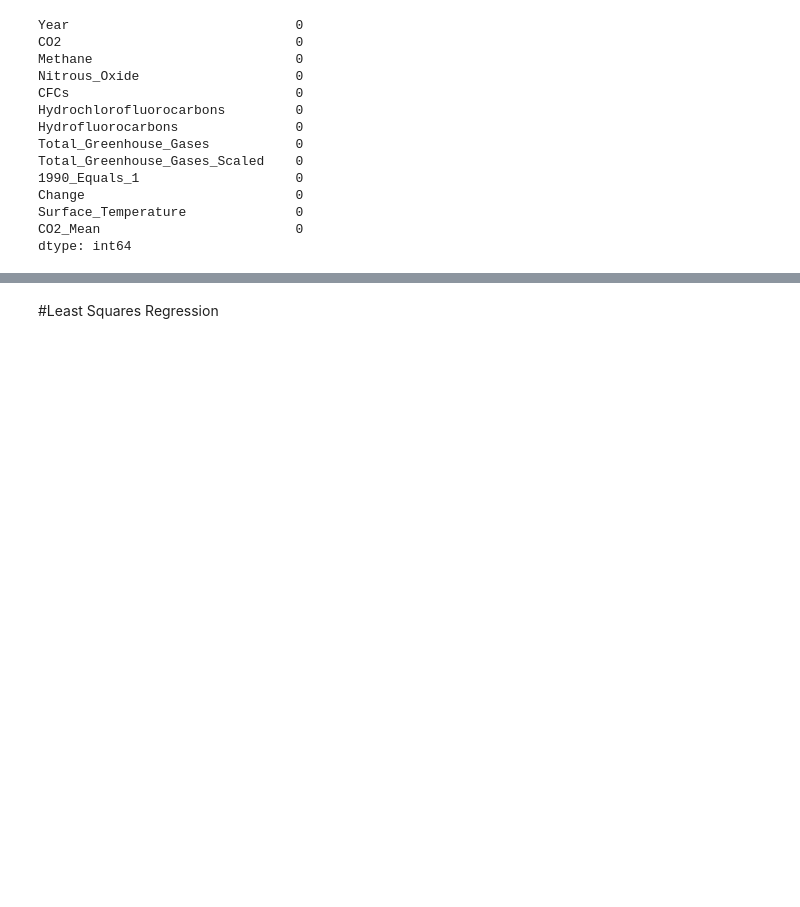
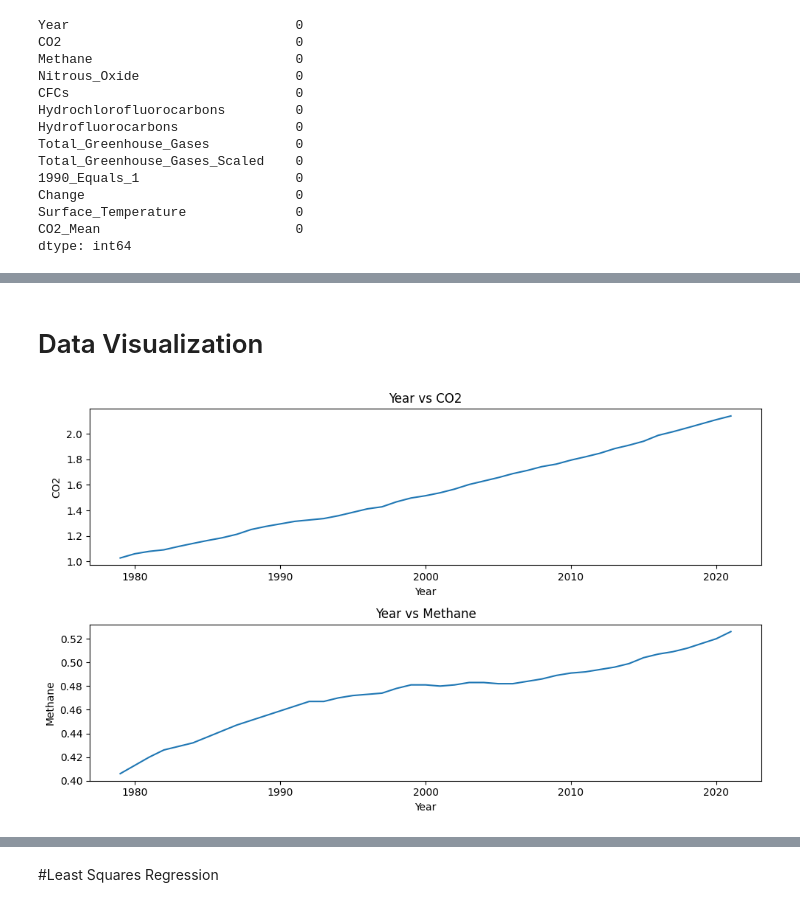
Before and after one commit to anti-integral/ClimateChangePrediction, a Jupyter notebook: ArdsleyHackathon.ipynb, the cells around one changed output, grey strips where cells are left out. Saved outputs shown, nothing was run; the diff lists cells and outputs as text; code cells hidden in the pictures; blank space fills up the shorter version.

```diff
--- a/ArdsleyHackathon.ipynb
+++ b/ArdsleyHackathon.ipynb
@@ -94,9 +128,9 @@ tempData = tempData.fillna(tempData.mean())
 co2Data.rename(columns={'year': 'Year'}, inplace=True)
 
 # filter dataframes to include data from 1974 to 2021 only
-ggData = ggData[(ggData['Year'] >= 1974) & (ggData['Year'] <= 2021)]
-tempData = tempData[(tempData['Year'] >= 1974) & (tempData['Year'] <= 2021)]
-co2Data = co2Data[(co2Data['Year'] >= 1974) & (co2Data['Year'] <= 2021)]
+ggData = ggData[(ggData['Year'] >= 1979) & (ggData['Year'] <= 2021)]
+tempData = tempData[(tempData['Year'] >= 1979) & (tempData['Year'] <= 2021)]
+co2Data = co2Data[(co2Data['Year'] >= 1979) & (co2Data['Year'] <= 2021)]
 
 # merge the dataframes
 df = pd.merge(ggData, tempData, on='Year')
@@ -177,0 +210,2 @@ df_list
+# %%
+data=df.copy()
@@ -177,0 +221,25 @@ df_list
+# %% [markdown]
+# Data Visualization
+# %%
+from matplotlib import pyplot as plt
+import matplotlib.pyplot as plt
+plt.figure(figsize=(10, 6))
+
+# Year vs. CO2
+plt.subplot(2, 1, 1)
+plt.plot(data['Year'], data['CO2'])
+plt.title('Year vs CO2')
+plt.xlabel('Year')
+plt.ylabel('CO2')
+
+# Year vs. Methane
+plt.subplot(2, 1, 2)
+plt.plot(data['Year'], data['Methane'])
+plt.title('Year vs Methane')
+plt.xlabel('Year')
+plt.ylabel('Methane')
+
+plt.tight_layout()
+plt.show()
+# %% [output]
+[figure, added]
```
Also changed, not shown: parts of 45 cells of this notebook.
